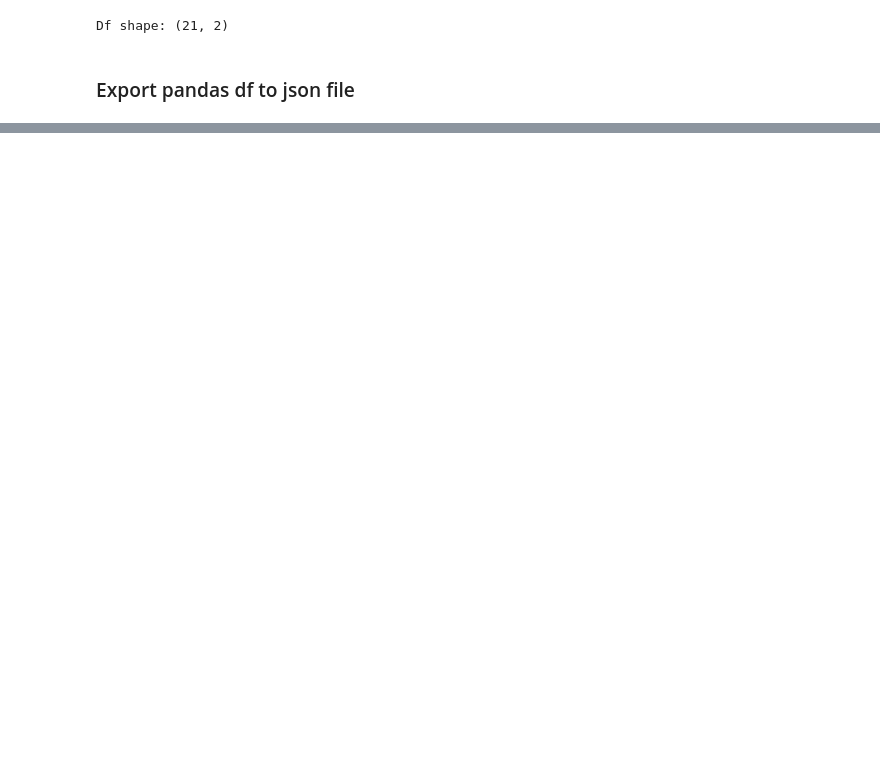
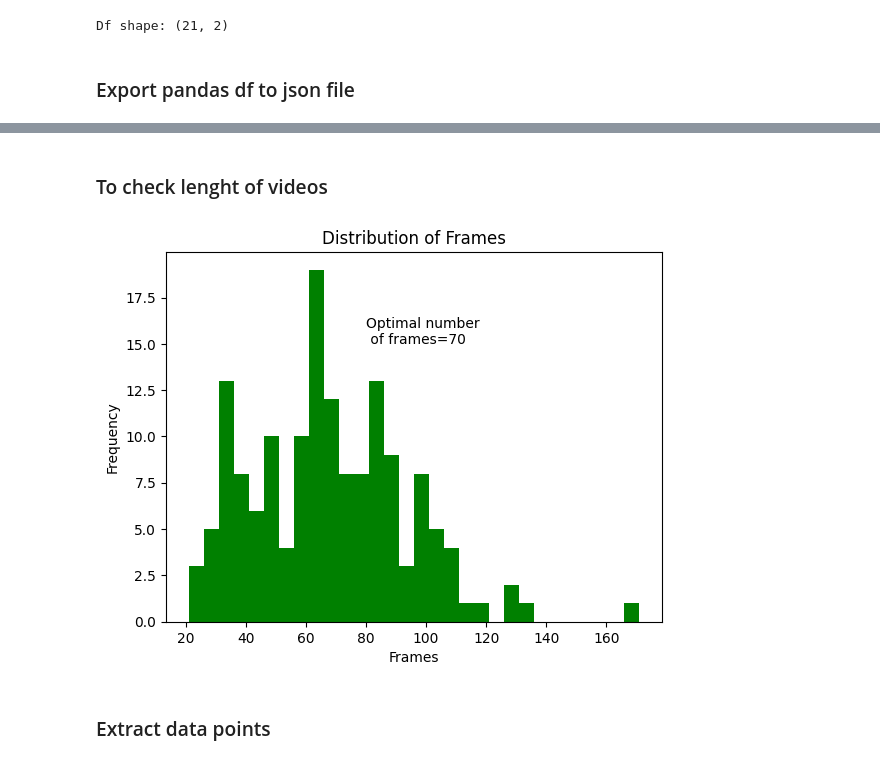
Before and after one commit to pariosur/sign-language-translator, a Jupyter notebook: notebooks/giovannagehring_dataclean.ipynb, the cells around one changed output, grey strips where cells are left out. Drawn from its saved outputs; the diff is of its cells as text; code cells hidden in the pictures; blank space fills up the shorter version.

```diff
--- a/notebooks/giovannagehring_dataclean.ipynb
+++ b/notebooks/giovannagehring_dataclean.ipynb
@@ -109,0 +131,12 @@ id_list.groupby("word").count()
+# %%
+# Path for exported data, numpy arrays
+DATA_PATH = os.path.join('MP_Data')
+
+# Actions that we try to detect
+actions = [word for word in aux_list.word.unique()] #from the datafram with id_videos
+
+# Number videos each for each action
+no_sequences = [n for n in aux_list.video_id]
+
+# Videos are going to be 30 frames in length -- to be discussed
+sequence_length = 30
@@ -111,0 +204,44 @@ id_list.groupby("word").count()
+# %% [markdown]
+### To check lenght of videos
+# %%
+# Function to extract video id for selected word - Giovanna
+def videos_word(word):
+
+    id_list_novo = id_list[id_list['word'] == word]
+    lista_videos = [video_id for video_id in id_list_novo.video_id]
+
+    return lista_videos
+# %%
+# Function to return duration and framecount for each video
+def with_opencv(filename):
+    import cv2
+    video = cv2.VideoCapture(filename)
+
+    duration = video.get(cv2.CAP_PROP_POS_MSEC)
+    frame_count = video.get(cv2.CAP_PROP_FRAME_COUNT)
+
+    return duration, frame_count
+
+
+
+# Get id_videos from function video_words and return lenght
+n_frames = []
+
+for word in actions:
+    for video_id in videos_word(word):
+        video = f'../raw_data/{video_id}.mp4'
+
+        if os.path.exists(video) == True:
+            n_frames.append(with_opencv(video)[1])
+
+
+# Plot distribution frames
+plt.title("Distribution of Frames")
+plt.xlabel('Frames')
+plt.ylabel('Frequency')
+plt.hist(pd.DataFrame(n_frames), bins=30, color="g", stacked=True);
+plt.text(80, 15, f'Optimal number \n of frames=70');
+# %% [output]
+[figure, added]
+# %% [markdown]
+### Extract data points
```
Also changed, not shown: parts of 26 cells of this notebook.
